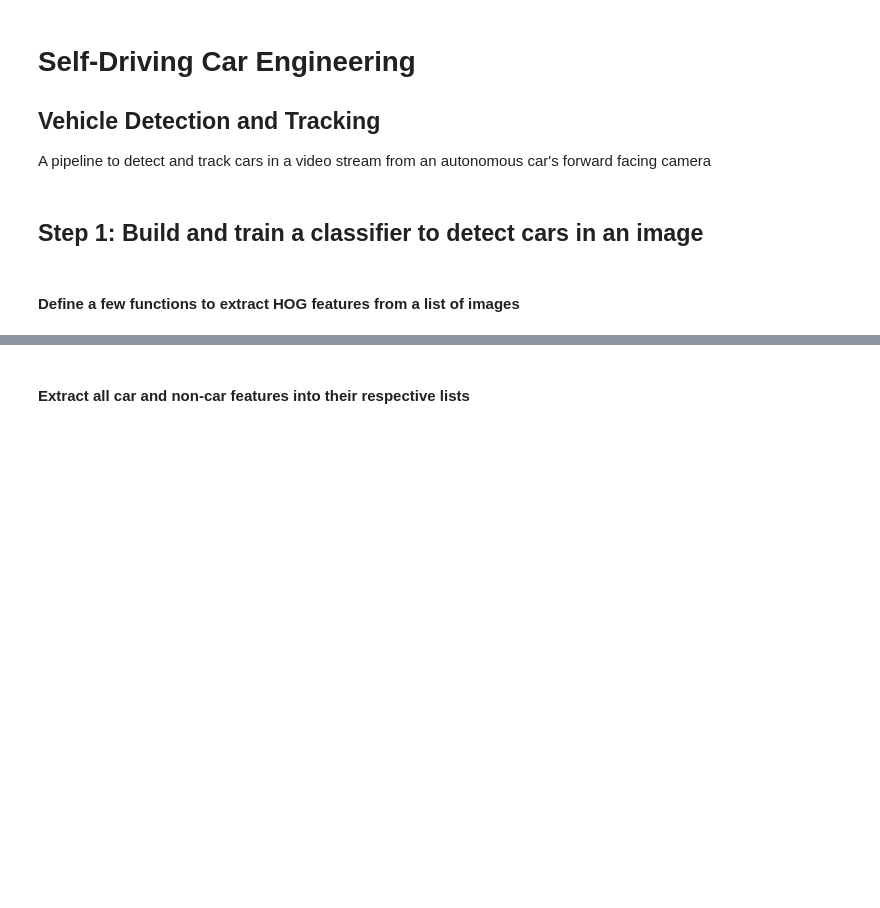
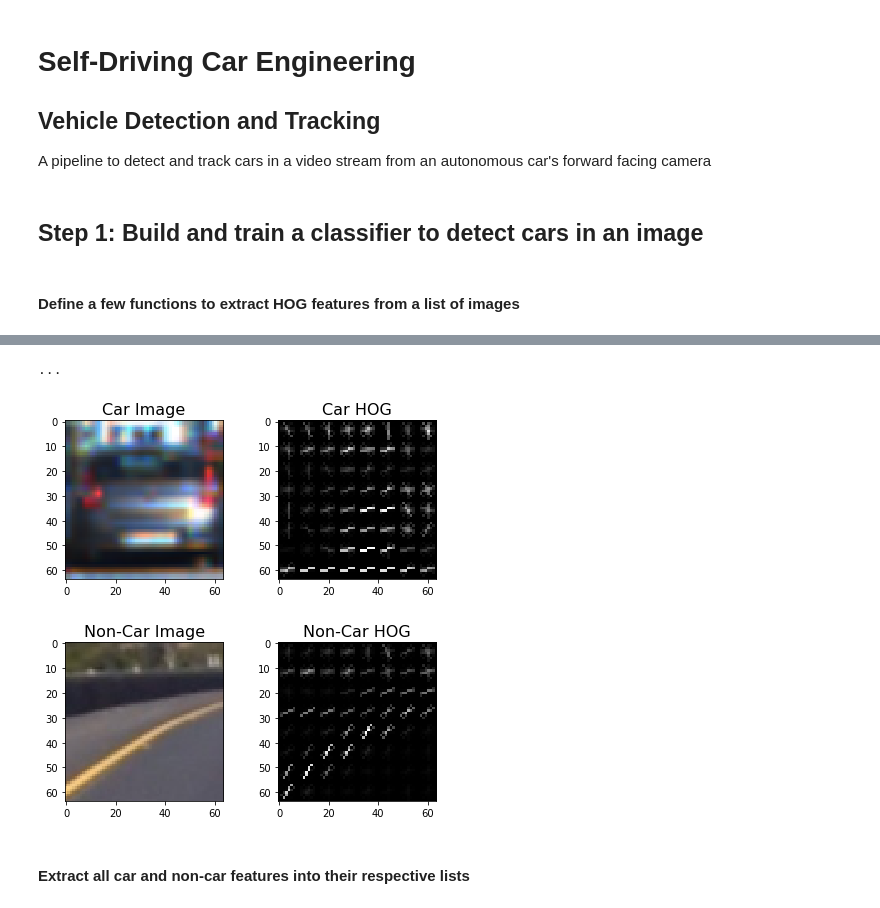
Before and after one commit to jordancharest/Vehicle-Detection-Pipeline, a Jupyter notebook: tracking_pipeline.ipynb, the cells around one changed output, grey strips where cells are left out. Drawn from its saved outputs; the diff is of its cells as text; code cells hidden in the pictures; blank space fills up the shorter version.

```diff
--- a/tracking_pipeline.ipynb
+++ b/tracking_pipeline.ipynb
@@ -24,26 +18,28 @@ hog_channel = 0 # Can be 0, 1, 2, or "ALL"
 # %% [markdown]
 #### Define a few functions to extract HOG features from a list of images
 # %%
-# Define a function to return HOG features and visualization
 def get_hog_features(img, orient, pix_per_cell, cell_per_block,
                         vis=False, feature_vec=True):
     # Call with two outputs if vis==True
     if vis == True:
-        features, hog_image = hog(img, orientations=orient, pixels_per_cell=(pix_per_cell, pix_per_cell),
-                                  cells_per_block=(cell_per_block, cell_per_block), block_norm= 'L2-Hys',
-                                  transform_sqrt=True,
+        features, hog_image = hog(img,
+                                  orientations=orient,
+                                  pixels_per_cell=(pix_per_cell, pix_per_cell),
+                                  cells_per_block=(cell_per_block, cell_per_block),
+                                  transform_sqrt=False,
                                   visualise=vis, feature_vector=feature_vec)
         return features, hog_image
     # Otherwise call with one output
     else:
-        features = hog(img, orientations=orient, pixels_per_cell=(pix_per_cell, pix_per_cell),
-                       cells_per_block=(cell_per_block, cell_per_block), block_norm= 'L2-Hys',
-                       transform_sqrt=True,
+        features = hog(img,
+                       orientations=orient,
+                       pixels_per_cell=(pix_per_cell, pix_per_cell),
+                       cells_per_block=(cell_per_block, cell_per_block),
+                       transform_sqrt=False,
                        visualise=vis, feature_vector=feature_vec)
         return features
 
 # Define a function to extract features from a list of images
-# Have this function call bin_spatial() and color_hist()
 def extract_features(imgs, cspace='RGB', orient=9,
                         pix_per_cell=8, cell_per_block=2, hog_channel=0):
     # Create a list to append feature vectors to
@@ -81,3 +77,25 @@ def extract_features(imgs, cspace='RGB', orient=9,
         features.append(hog_features)
     # Return list of feature vectors
     return features
+# %%
+### REMOVE ______________________________________________________
+
+
+car_img = mpimg.imread(cars[5])
+_, car_dst = get_hog_features(car_img[:,:,2], 9, 8, 8, vis=True, feature_vec=True)
+noncar_img = mpimg.imread(notcars[5])
+_, noncar_dst = get_hog_features(noncar_img[:,:,2], 9, 8, 8, vis=True, feature_vec=True)
+
+# Visualize
+f, ((ax1, ax2), (ax3, ax4)) = plt.subplots(2, 2, figsize=(7,7))
+f.subplots_adjust(hspace = .4, wspace=.2)
+ax1.imshow(car_img)
+ax1.set_title('Car Image', fontsize=16)
+ax2.imshow(car_dst, cmap='gray')
+ax2.set_title('Car HOG', fontsize=16)
+ax3.imshow(noncar_img)
+ax3.set_title('Non-Car Image', fontsize=16)
+ax4.imshow(noncar_dst, cmap='gray')
+ax4.set_title('Non-Car HOG', fontsize=16)
+print('...')
+# %% [output]
@@ -84,3 +104,5 @@ def extract_features(imgs, cspace='RGB', orient=9,
+...
+[figure, added]
 # %% [markdown]
 #### Extract all car and non-car features into their respective lists
 # %%
```
Also changed, not shown: parts of 23 cells of this notebook.
